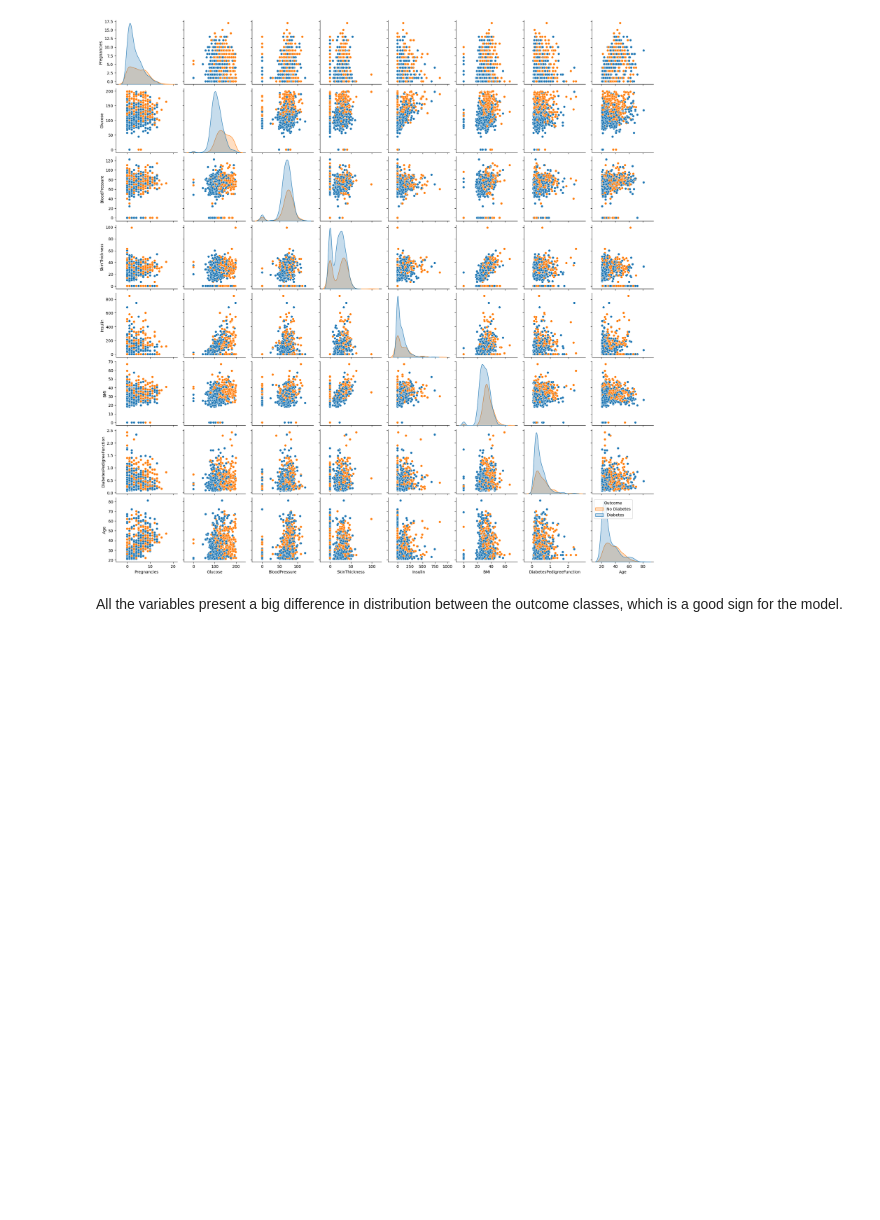
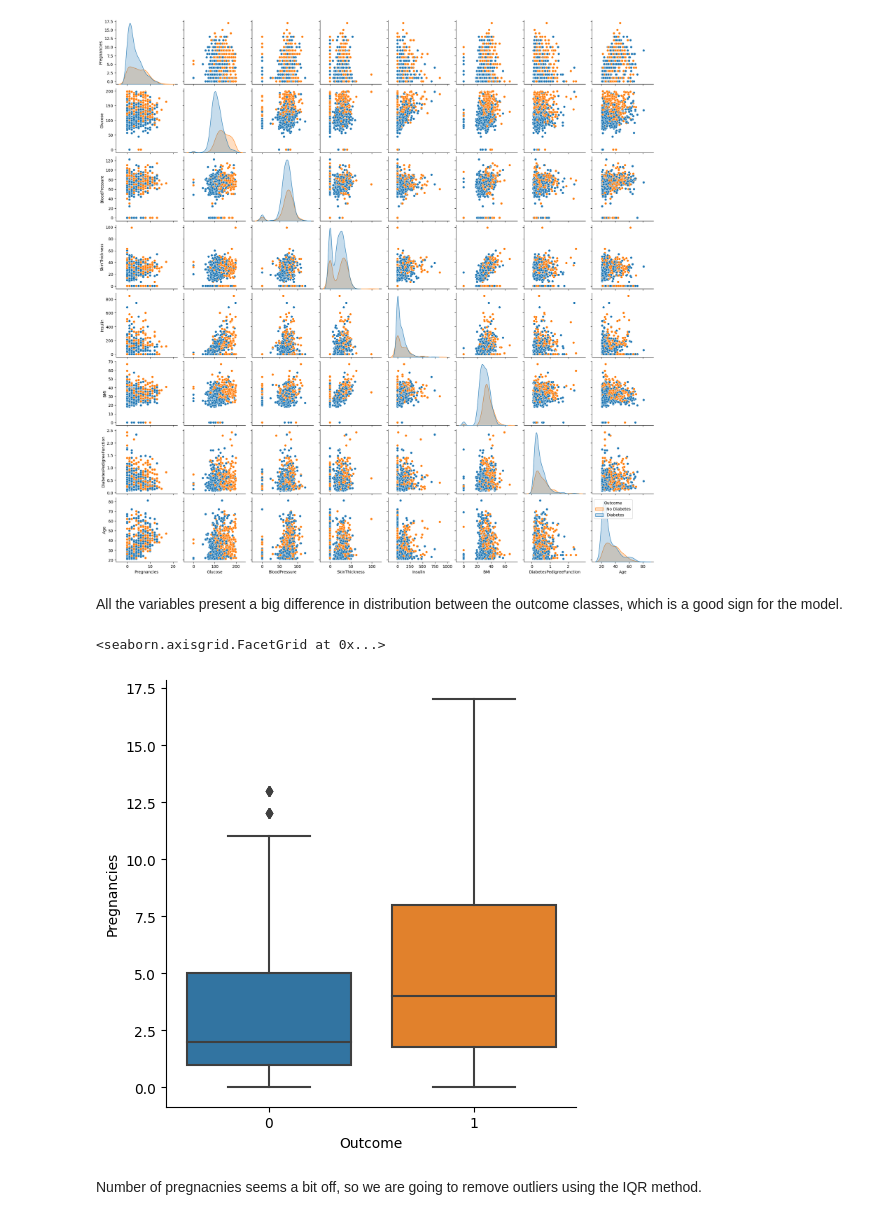
Before and after one commit to JuanDa14Sa/Diabetes-prediction, a Jupyter notebook: diabetes_prediction.ipynb, the cells around one changed output. Drawn from its saved outputs; the diff is of its cells as text; code cells hidden in the pictures; blank space fills up the shorter version.

```diff
--- a/diabetes_prediction.ipynb
+++ b/diabetes_prediction.ipynb
@@ -78,3 +78,10 @@ plt.legend(title='Outcome', loc=2, labels=['No Diabetes', 'Diabetes'], prop={'si
 [figure]
 # %% [markdown]
 All the variables present a big difference in distribution between the outcome classes, which is a good sign for the model.
+# %%
+sns.catplot(x='Outcome', y='Pregnancies', data=diabetes_data, kind='box')
+# %% [output]
+<seaborn.axisgrid.FacetGrid at 0x...>
+[figure, added]
+# %% [markdown]
+Number of pregnacnies seems a bit off, so we are going to remove outliers using the IQR method.
```
Also changed, not shown: parts of 3 cells of this notebook.
